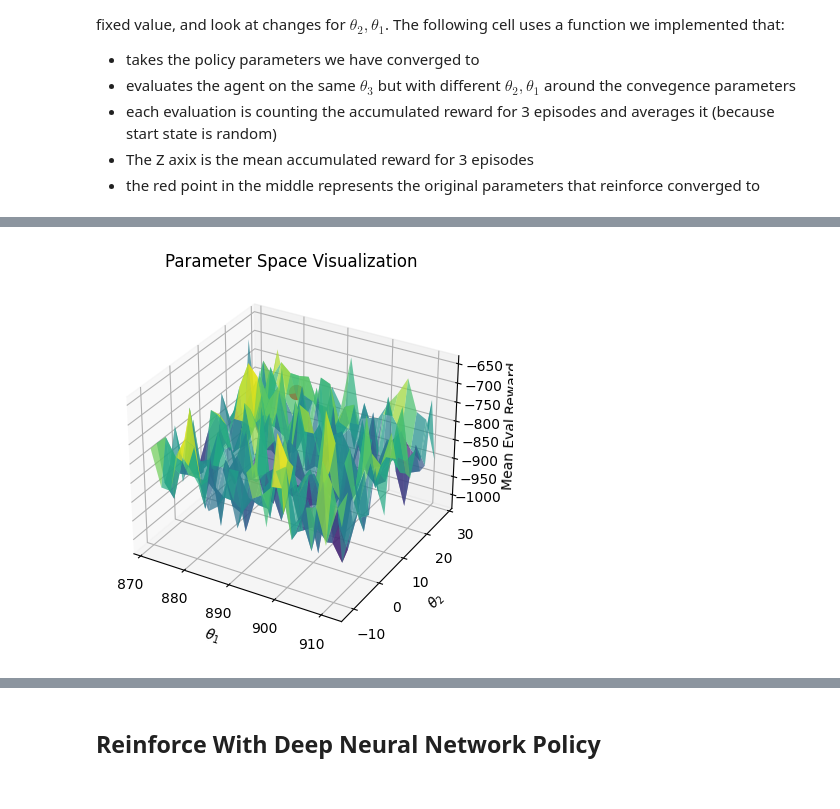
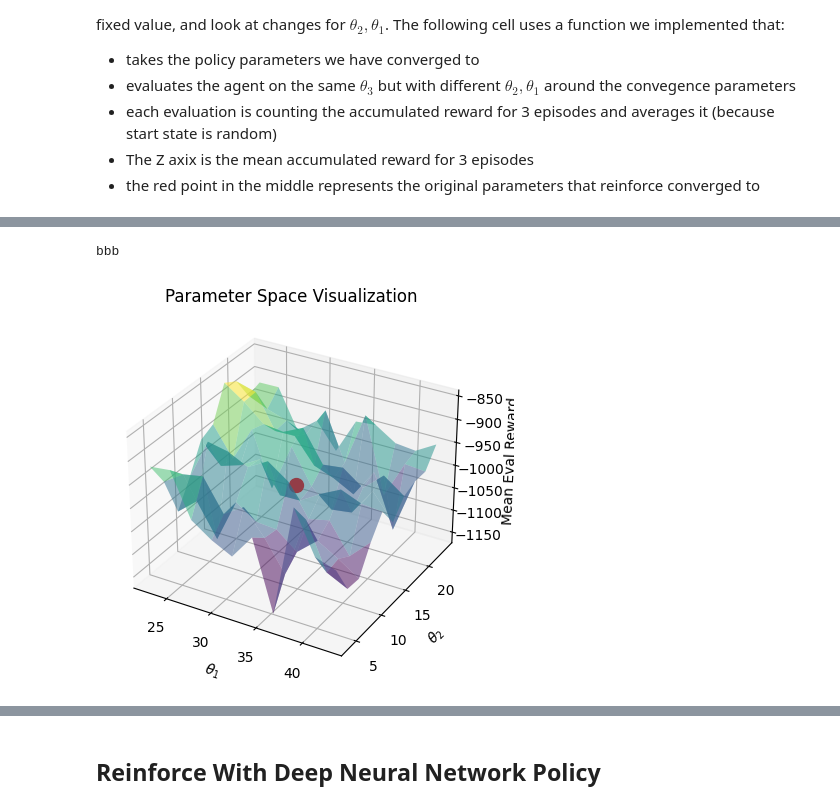
Before and after one commit to yuvalgos/policy_gradient_tutorial, a Jupyter notebook: PolicyGadient.ipynb, the cells around one changed output, grey strips where cells are left out. Saved outputs shown, nothing was run; the diff lists cells and outputs as text; code cells hidden in the pictures.

Commit message:
better param space plot

```diff
--- a/PolicyGadient.ipynb
+++ b/PolicyGadient.ipynb
@@ -336,8 +345,9 @@ The following cell uses a function we implemented that:
 # %%
 from pg_tutorial.parameter_space_visualization import visualize_parameter_space
-visualize_parameter_space(policy, env, thetas_range=20, n_thetas=20)
+visualize_parameter_space(policy, env, thetas_range=10, n_thetas=10)
 # %% [output]
+bbb
-[figure, old version]
+[figure, new version]
 # %% [markdown]
 <img src="https://em-content.zobj.net/thumbs/240/whatsapp/352/astonished-face_1f632.png" style="height:60px">
 Seems like there is a better combination of parameters than the one we have converged to! Our parameters didn't find the maximum!
```
Also changed, not shown: parts of 5 cells of this notebook, 1 other file.
